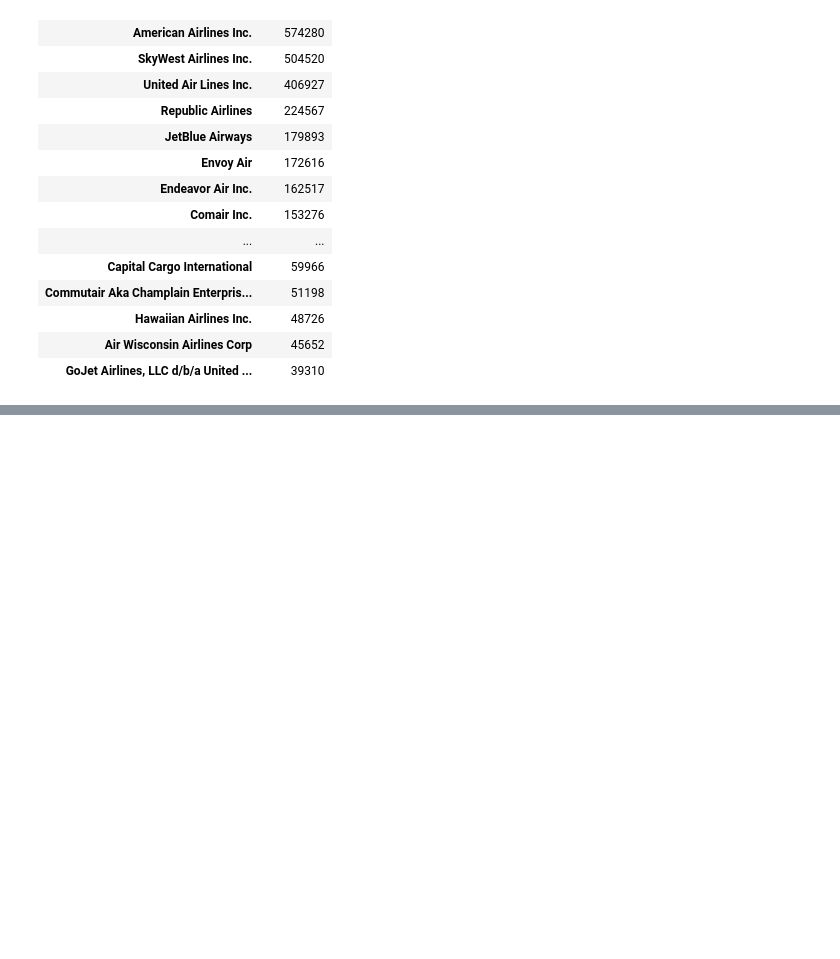
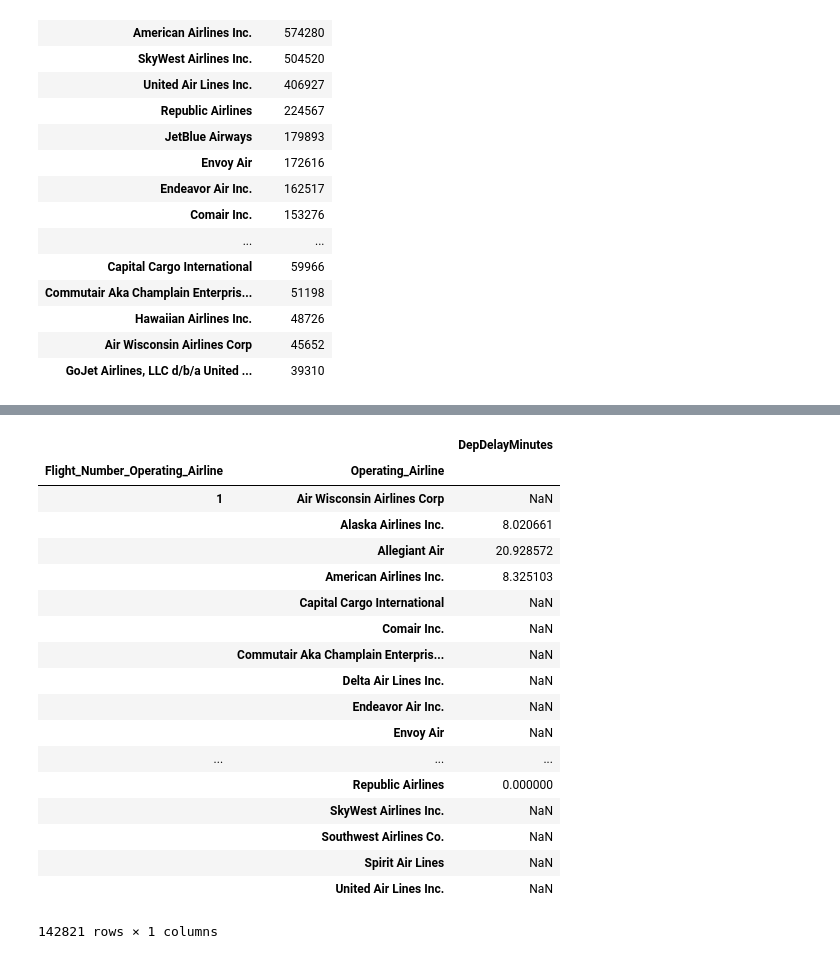
Before and after one commit to georgetown-analytics/team-3, a Jupyter notebook: flight_model/notebooks/STAT/stat1_flight_data_2022.ipynb, the cells around one changed output, grey strips where cells are left out. Drawn from its saved outputs; the diff is of its cells as text; code cells hidden in the pictures; blank space fills up the shorter version.

```diff
--- a/flight_model/notebooks/STAT/stat1_flight_data_2022.ipynb
+++ b/flight_model/notebooks/STAT/stat1_flight_data_2022.ipynb
@@ -429,0 +492,26 @@ px.bar(
+# %%
+cols = ["FlightDate","Tail_Number","Flight_Number_Operating_Airline","Operating_Airline", "OriginCityName","DestCityName", "CRSDepTime", "DepTime","DepDelayMinutes","AirTime", "FlightStatus"]
+(df_flights[cols]
+ .groupby(["Flight_Number_Operating_Airline", "Operating_Airline"])
+ [["DepDelayMinutes"]]
+ .mean())
+# %% [output]
+|  |  | DepDelayMinutes |
+| Flight_Number_Operating_Airline | Operating_Airline |  |
+| 1 | Air Wisconsin Airlines Corp | NaN |
+|  | Alaska Airlines Inc. | 8.020661 |
+|  | Allegiant Air | 20.928572 |
+|  | American Airlines Inc. | 8.325103 |
+|  | Capital Cargo International | NaN |
+|  | Comair Inc. | NaN |
+|  | Commutair Aka Champlain Enterpris... | NaN |
+|  | Delta Air Lines Inc. | NaN |
+|  | Endeavor Air Inc. | NaN |
+|  | Envoy Air | NaN |
+| ... | ... | ... |
+|  | Republic Airlines | 0.000000 |
+|  | SkyWest Airlines Inc. | NaN |
+|  | Southwest Airlines Co. | NaN |
+|  | Spirit Air Lines | NaN |
+|  | United Air Lines Inc. | NaN |
+142821 rows × 1 columns
```
Also changed, not shown: parts of 7 cells of this notebook.
